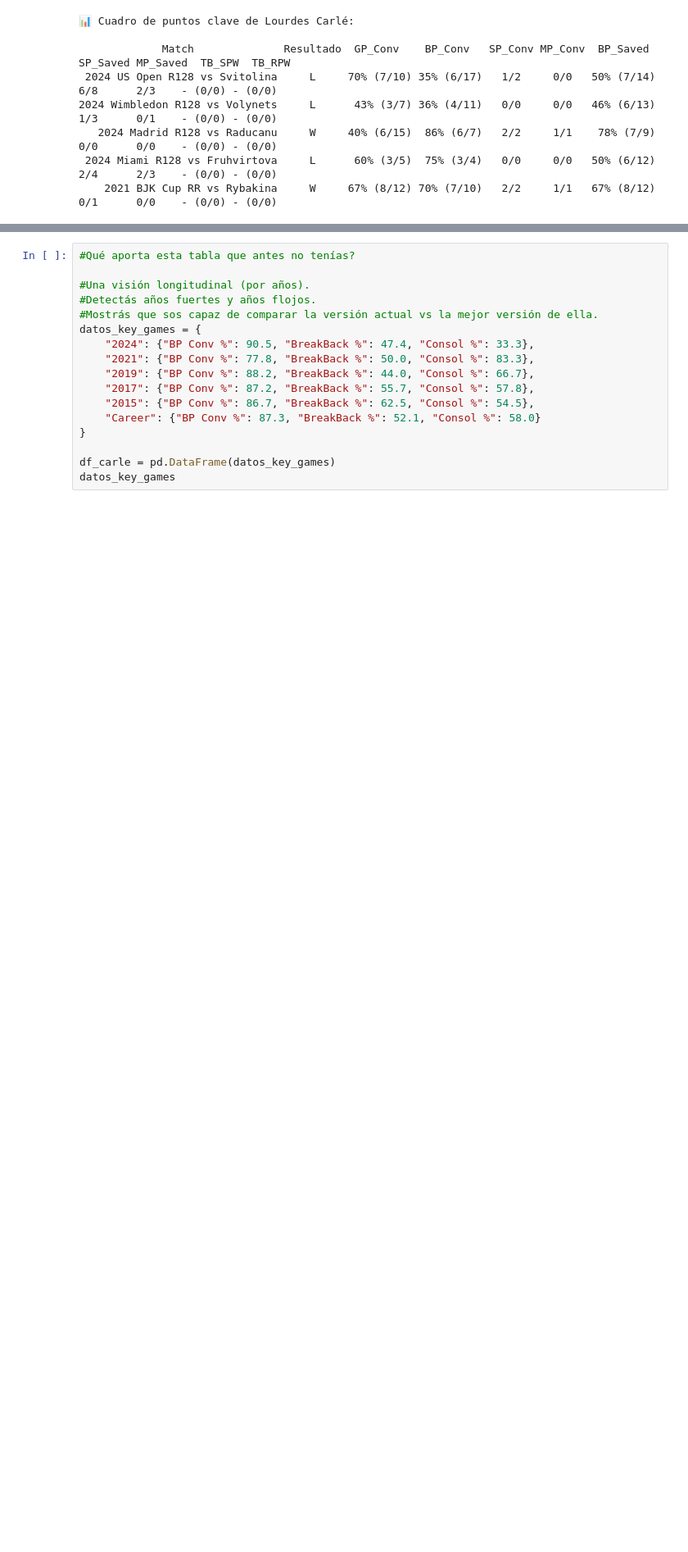
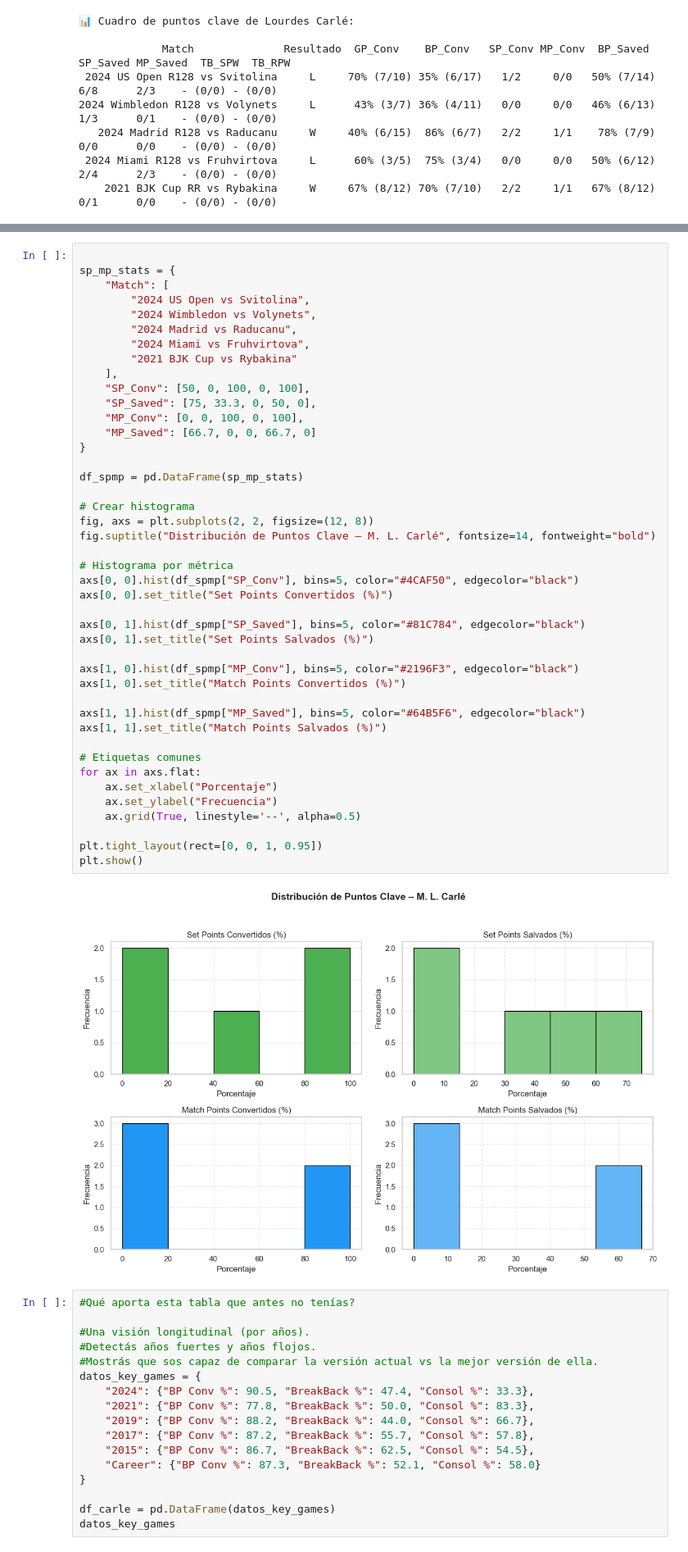
Before and after one commit to roreravi/kevin, a Jupyter notebook: tennis/carle.ipynb, the cells around one changed output, grey strips where cells are left out. Shown at 82% size. Cells and saved outputs as stored; diff of their text form; blank space fills up the shorter version.

```diff
--- a/tennis/carle.ipynb
+++ b/tennis/carle.ipynb
@@ -554,3 +681,48 @@ print(df_key.to_string(index=False))
+# %%
+
+sp_mp_stats = {
+    "Match": [
+        "2024 US Open vs Svitolina",
+        "2024 Wimbledon vs Volynets",
+        "2024 Madrid vs Raducanu",
+        "2024 Miami vs Fruhvirtova",
+        "2021 BJK Cup vs Rybakina"
+    ],
+    "SP_Conv": [50, 0, 100, 0, 100],
+    "SP_Saved": [75, 33.3, 0, 50, 0],
+    "MP_Conv": [0, 0, 100, 0, 100],
+    "MP_Saved": [66.7, 0, 0, 66.7, 0]
+}
+
+df_spmp = pd.DataFrame(sp_mp_stats)
+
+# Crear histograma
+fig, axs = plt.subplots(2, 2, figsize=(12, 8))
+fig.suptitle("Distribución de Puntos Clave – M. L. Carlé", fontsize=14, fontweight="bold")
+
+# Histograma por métrica
+axs[0, 0].hist(df_spmp["SP_Conv"], bins=5, color="#4CAF50", edgecolor="black")
+axs[0, 0].set_title("Set Points Convertidos (%)")
+
+axs[0, 1].hist(df_spmp["SP_Saved"], bins=5, color="#81C784", edgecolor="black")
+axs[0, 1].set_title("Set Points Salvados (%)")
+
+axs[1, 0].hist(df_spmp["MP_Conv"], bins=5, color="#2196F3", edgecolor="black")
+axs[1, 0].set_title("Match Points Convertidos (%)")
+
+axs[1, 1].hist(df_spmp["MP_Saved"], bins=5, color="#64B5F6", edgecolor="black")
+axs[1, 1].set_title("Match Points Salvados (%)")
+
+# Etiquetas comunes
+for ax in axs.flat:
+    ax.set_xlabel("Porcentaje")
+    ax.set_ylabel("Frecuencia")
+    ax.grid(True, linestyle='--', alpha=0.5)
+
+plt.tight_layout(rect=[0, 0, 1, 0.95])
+plt.show()
+# %% [output]
+[figure, added]
 # %%
 #Qué aporta esta tabla que antes no tenías?
 
```
Also changed, not shown: parts of 15 cells of this notebook.
